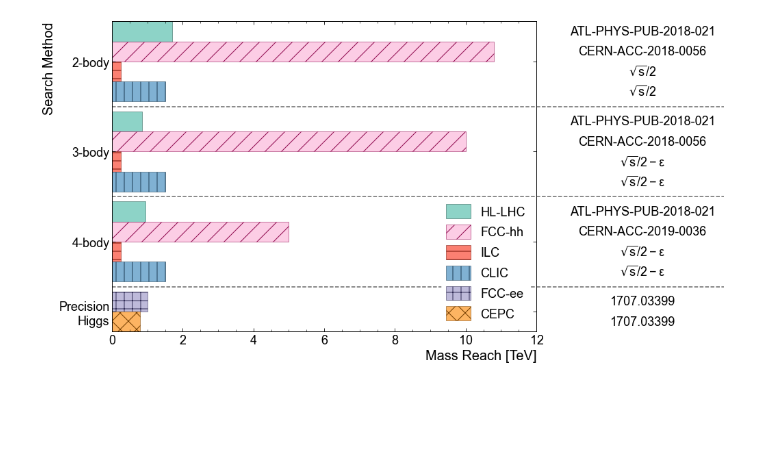
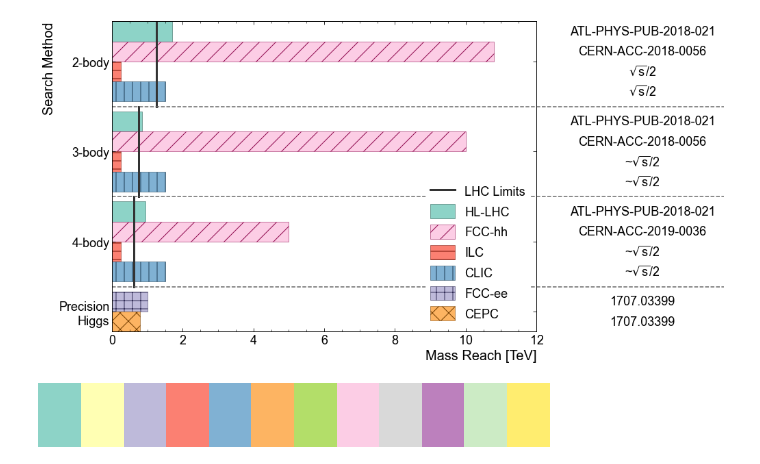
Before and after one commit to riley-x/snowmass-ef08-plots, a Jupyter notebook: plot.ipynb, the cells around one changed output. Saved outputs shown, nothing was run; the diff lists cells and outputs as text; code cells hidden in the pictures; blank space fills up the shorter version.

Commit message:
add lhc limits

```diff
--- a/plot.ipynb
+++ b/plot.ipynb
@@ -18,14 +18,14 @@ vals = {
     '3-body': {
         'HL-LHC': [0.85, 'ATL-PHYS-PUB-2018-021'],
         'FCC-hh': [10, 'CERN-ACC-2018-0056'],
-        'ILC': [0.25, '$\\sqrt{s}/2 - \\epsilon$'],
-        'CLIC': [1.5, '$\\sqrt{s}/2 - \\epsilon$'],
+        'ILC': [0.25, '~$\\sqrt{s}/2$'],
+        'CLIC': [1.5, '~$\\sqrt{s}/2$'],
     },
     '4-body': {
         'HL-LHC': [0.95, 'ATL-PHYS-PUB-2018-021'],
         'FCC-hh': [5, 'CERN-ACC-2019-0036'],
-        'ILC': [0.25, '$\\sqrt{s}/2 - \\epsilon$'],
-        'CLIC': [1.5, '$\\sqrt{s}/2 - \\epsilon$'],
+        'ILC': [0.25, '~$\\sqrt{s}/2$'],
+        'CLIC': [1.5, '~$\\sqrt{s}/2$'],
     },
     'Precision\nHiggs': {
         'FCC-ee': [1, '1707.03399'],
@@ -43,6 +43,12 @@ styles = {
     'FCC-ee': {'color':cmap(2), 'hatch':'+'},
     'CEPC': {'color':cmap(5), 'hatch':'x'},
 }
+
+current_limits = {
+    '2-body': 1.25,
+    '3-body': 0.75,
+    '4-body': 0.625,
+}
 # %%
 fig, ax = plt.subplots()
 
@@ -50,14 +56,15 @@ bar_height = 1
 group_pad = 0.5
 
 # y-groups (search method)
-labels = []
-label_ys = []
-dividers = []
+labels = [] # string labels for each group
+label_ys = [] # y position of the labels
+dividers = [] # y positions of where to draw dividers between the groups
+curr_lims = [] # (x, y0, y1) positions of the current limits
 
 # bars
-ys = []
-widths = []
-references = []
+ys = [] # y position of each bar (lower edge)
+widths = [] # width of each bar
+references = [] # string reference of each bar
 opts = {} # option : list per bar
 
 # legend
@@ -65,11 +72,11 @@ legend_indexes = {} # collider : index into bars.patches
 
 # Collate info. Loop from top to bottom (y-axis will be inverted, so start at y=0 and go up).
 y = 0
-for group,v in vals.items():
+for i,(group,colliders) in enumerate(vals.items()):
     y_group_start = y
-    for collider,val in v.items():
-        widths.append(val[0])
-        references.append(val[1])
+    for collider,limits in colliders.items():
+        widths.append(limits[0])
+        references.append(limits[1])
         ys.append(y)
         for opt,opt_val in styles[collider].items():
             opts.setdefault(opt, []).append(opt_val)
@@ -78,8 +85,10 @@ for group,v in vals.items():
     labels.append(group)
     label_ys.append((y + y_group_start) / 2)
     dividers.append(y + group_pad / 2)
+    if lim := current_limits.get(group):
+        curr_lims.append((lim, 0 if len(dividers) < 2 else dividers[-2], y if i == len(vals) - 1 else dividers[-1]))
     y += group_pad
-dividers = dividers[:-1]
+dividers = dividers[:-1] # don't draw a divider after the last group
 
 # Auto-set hatch color
 def darken(c, value=3):
@@ -92,33 +101,41 @@ if 'color' in opts and 'hatch' in opts and 'edgecolor' not in opts:
 
 # Plot main bars
 bars = ax.barh(ys, widths, height=bar_height, align='edge', **opts)
 ax.set_yticks(label_ys, labels)
 ax.tick_params(axis='y', which='minor', left=False, right=False)
 ax.set_ylim(0, ys[-1] + bar_height)
 ax.invert_yaxis()
 atlas_mpl_style.set_xlabel("Mass Reach [TeV]")
 atlas_mpl_style.set_ylabel("Search Method")
 
+# Plot current limits
+for x,y0,y1 in curr_lims:
+    lim_line = ax.plot([x, x], [y0, y1], linestyle='-', linewidth=3, color='#333333')
+
 # Plot references and get x extent
 x0,x1 = ax.get_xlim()
 max_text_x = 0 # in axes coordinates
 for y,ref in zip(ys, references):
     t = ax.text(x1 + 3, y + bar_height/2, ref, va='center', ha='center')
     bb = t.get_window_extent(renderer=fig.canvas.get_renderer()).transformed(ax.transAxes.inverted())
     max_text_x = max(max_text_x, bb.x1)
     # https://stackoverflow.com/questions/24581194/matplotlib-text-bounding-box-dimensions
 
 # Plot dividers
 data_to_fig = ax.transAxes.inverted()
 for y in dividers:
     ax.axhline(y, xmax=max_text_x + 0.02, linestyle='--', color='#666666', clip_on=False)
 
 # Plot legend
-legend_patches = []
-legend_labels = []
+legend_patches = [lim_line[0]]
+legend_labels = ['LHC Limits']
 for k,_ in styles.items():
     legend_patches.append(bars.patches[legend_indexes[k]])
     legend_labels.append(k)
 legend = ax.legend(legend_patches, legend_labels, framealpha=1, edgecolor='white', handleheight=1.4)
 # %% [output]
-[figure, old version]
+[figure, new version]
+# %%
+cmap
+# %% [output]
+[figure, added]
```
